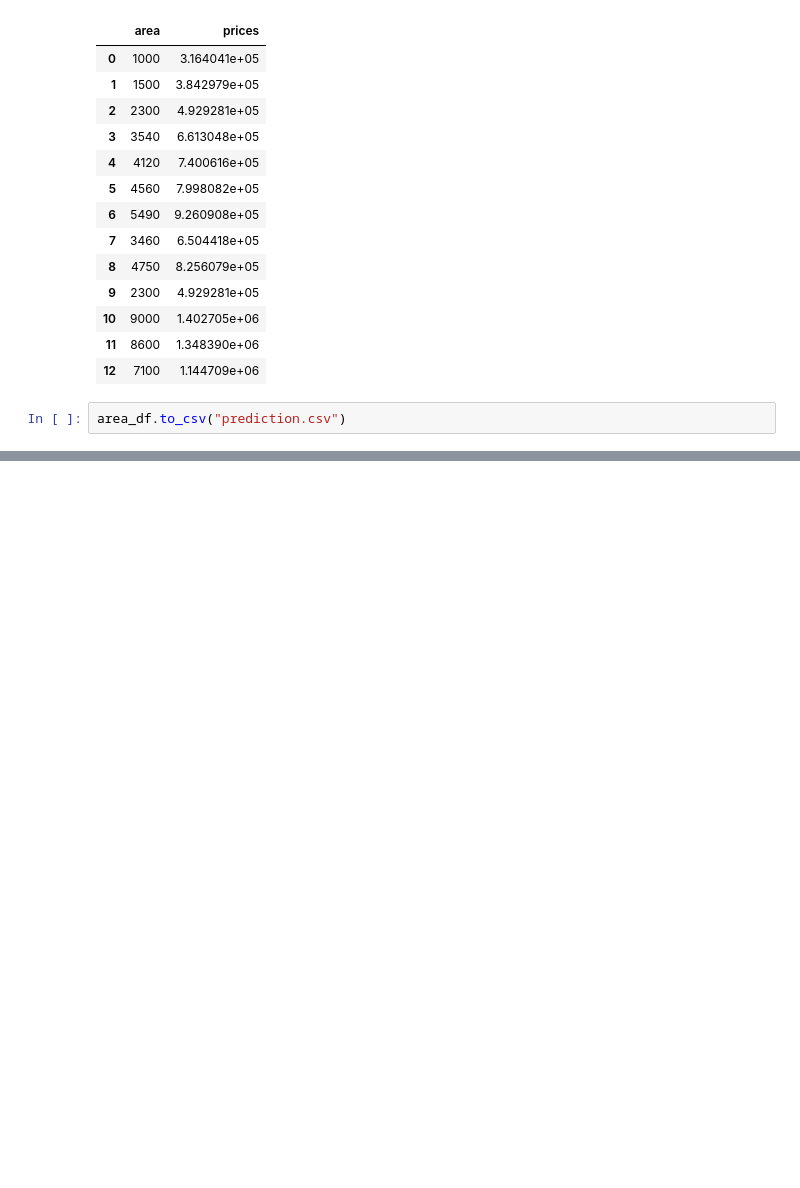
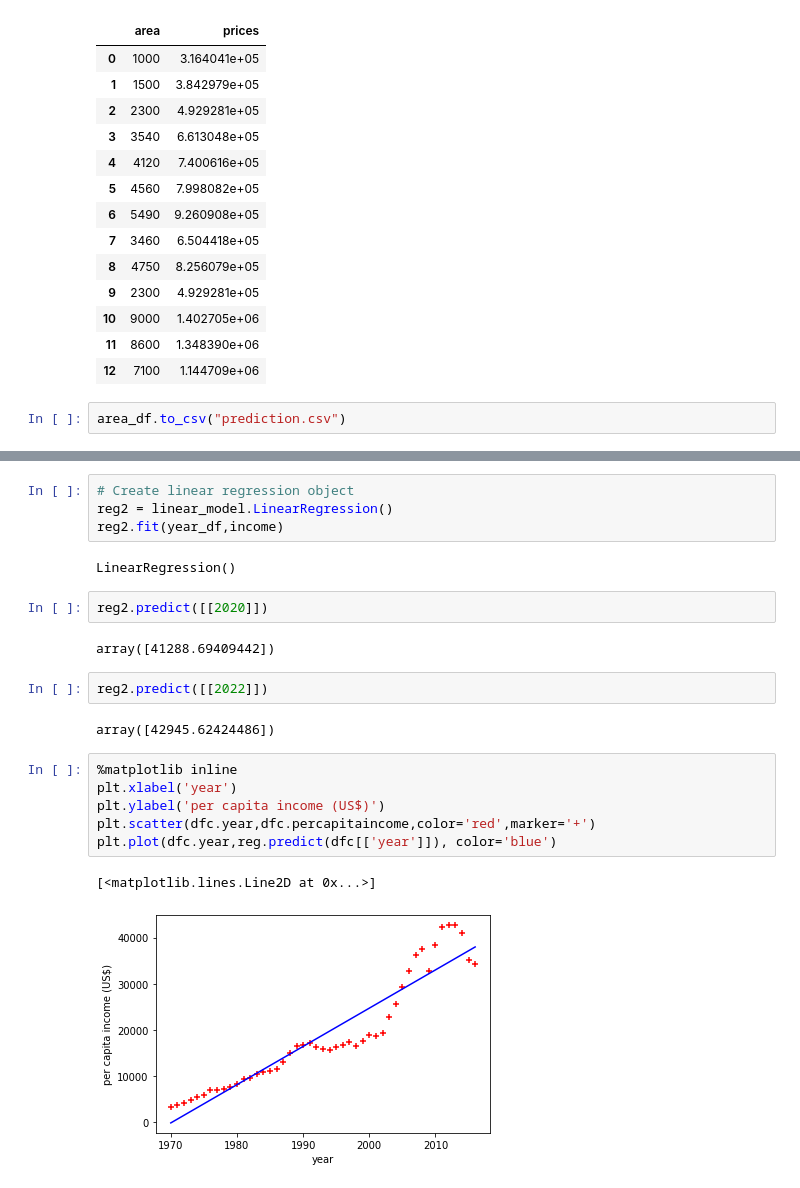
Before and after one commit to varmagsr/ML, a Jupyter notebook: Linear_Regression_With_One_Variable.ipynb, the cells around one changed output, grey strips where cells are left out. Drawn from its saved outputs; the diff is of its cells as text; blank space fills up the shorter version.

```diff
--- a/Linear_Regression_With_One_Variable.ipynb
+++ b/Linear_Regression_With_One_Variable.ipynb
@@ -131,0 +173,23 @@ area_df.to_csv("prediction.csv")
+# %%
+# Create linear regression object
+reg2 = linear_model.LinearRegression()
+reg2.fit(year_df,income)
+# %% [output]
+LinearRegression()
+# %%
+reg2.predict([[2020]])
+# %% [output]
+array([41288.69409442])
+# %%
+reg2.predict([[2022]])
+# %% [output]
+array([42945.62424486])
+# %%
+%matplotlib inline
+plt.xlabel('year')
+plt.ylabel('per capita income (US$)')
+plt.scatter(dfc.year,dfc.percapitaincome,color='red',marker='+')
+plt.plot(dfc.year,reg.predict(dfc[['year']]), color='blue')
+# %% [output]
+[<matplotlib.lines.Line2D at 0x...>]
+[figure, added]
```
Also changed, not shown: parts of 5 cells of this notebook.
